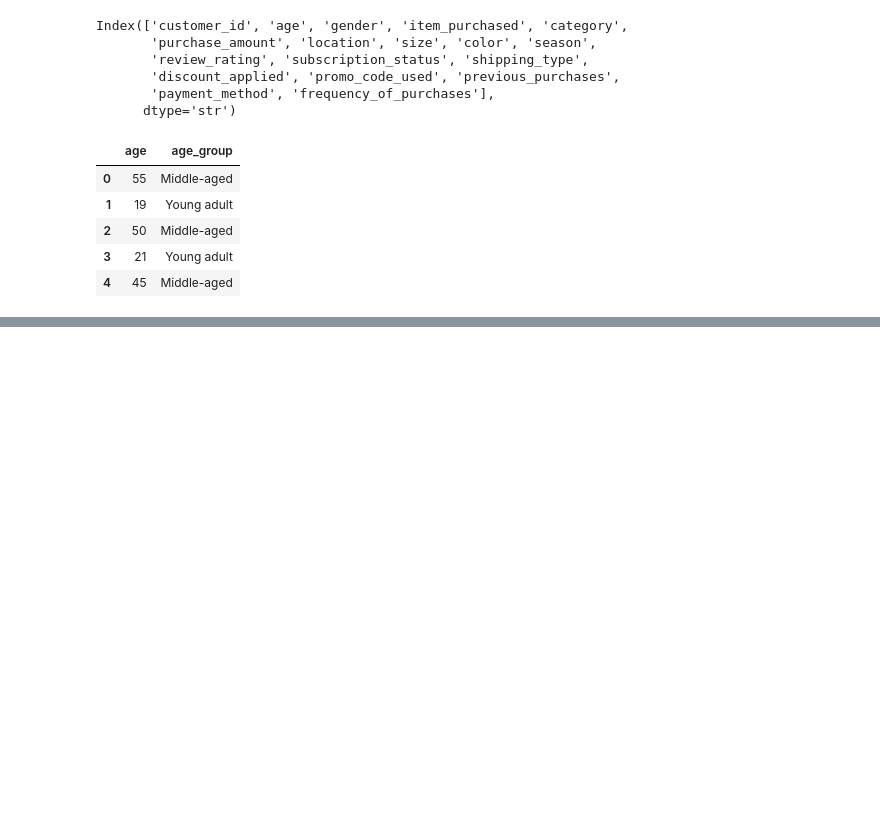
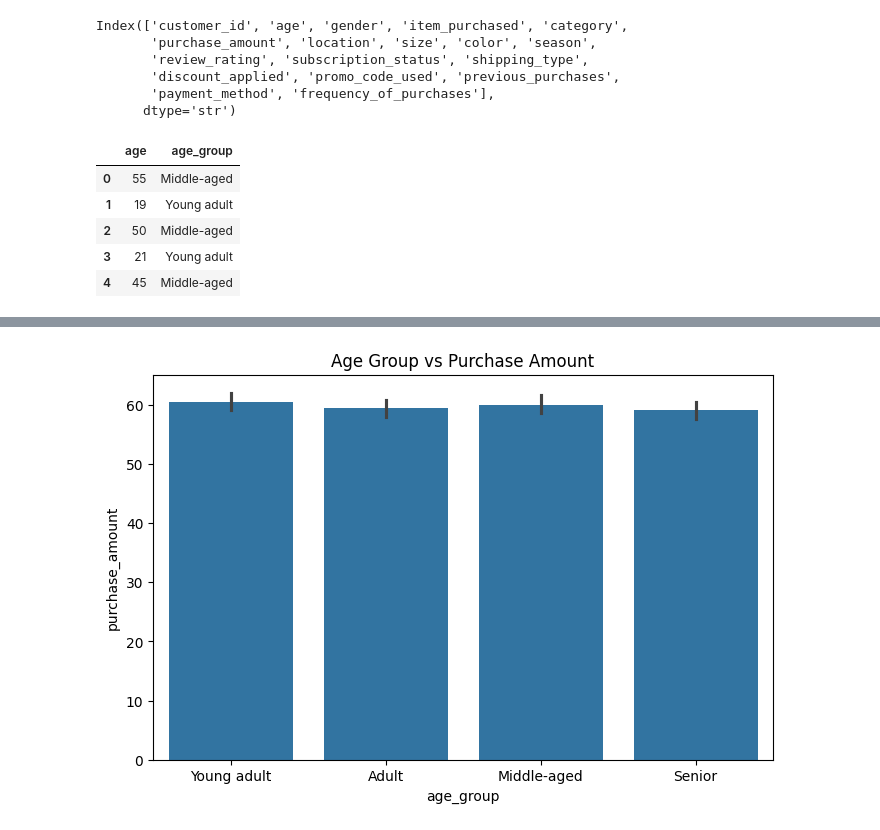
Before and after one commit to devdhruvsingh/customer_analysis, a Jupyter notebook: analysis.ipynb, the cells around one changed output, grey strips where cells are left out. Saved outputs shown, nothing was run; the diff lists cells and outputs as text; code cells hidden in the pictures; blank space fills up the shorter version.

```diff
--- a/analysis.ipynb
+++ b/analysis.ipynb
@@ -172,0 +217,6 @@ df['purchase_frequency_days'] = df['frequency_of_purchases'].map(frequency_mappi
+# %%
+promo_code_mapping = {
+    'Yes' : 1,
+    'No' : 0
+}
+df['discount_applied_with_promo'] = df['discount_applied'] & df['promo_code_used'].map(promo_code_mapping)
@@ -172,0 +239,13 @@ df['purchase_frequency_days'] = df['frequency_of_purchases'].map(frequency_mappi
+# %%
+# age group vs purchase
+plt.figure(figsize=(8,5))
+sns.barplot(
+    x="age_group",
+    y="purchase_amount",
+    data=df
+)
+
+plt.title("Age Group vs Purchase Amount")
+plt.show()
+# %% [output]
+[figure, added]
```
Also changed, not shown: parts of 18 cells of this notebook.
